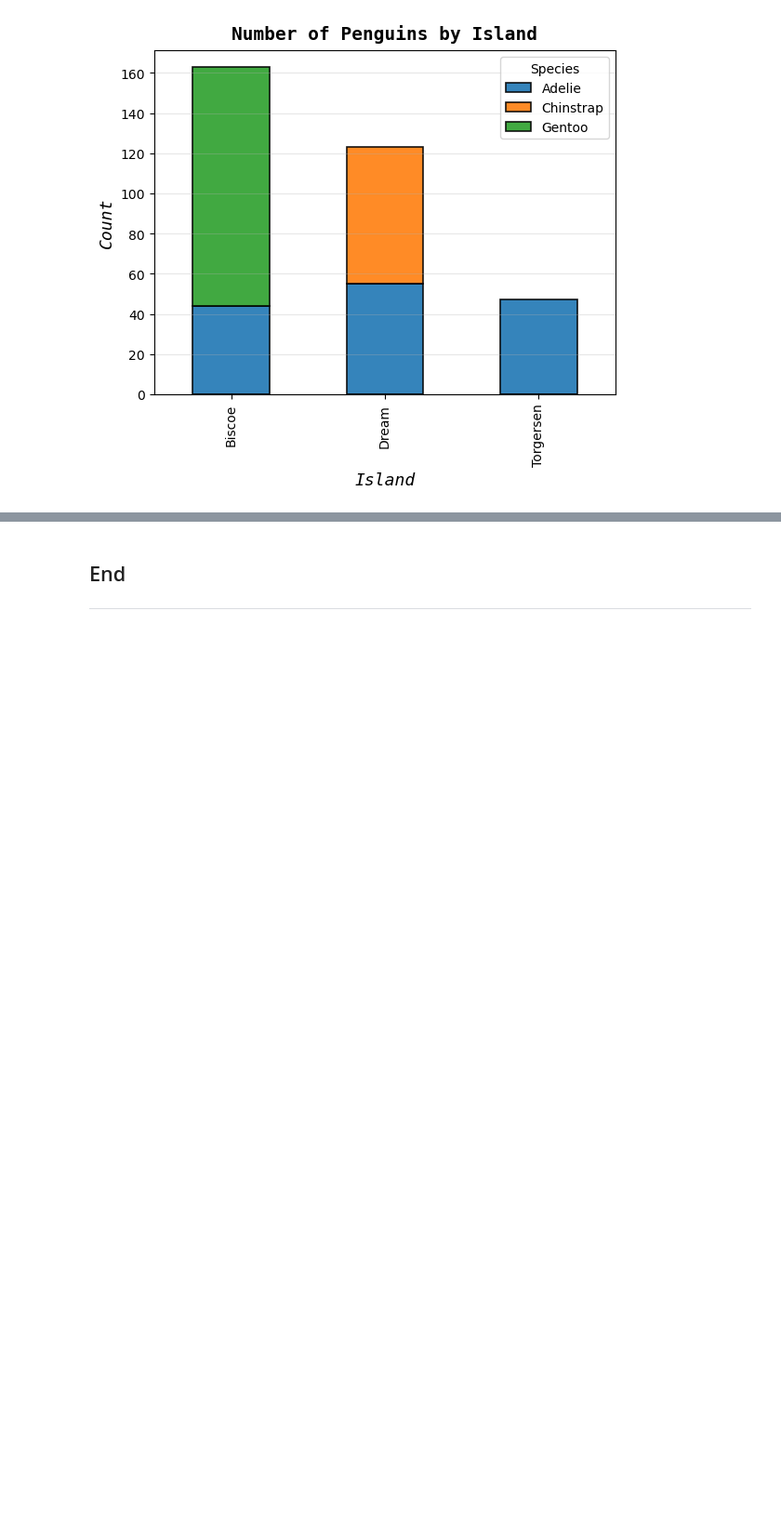
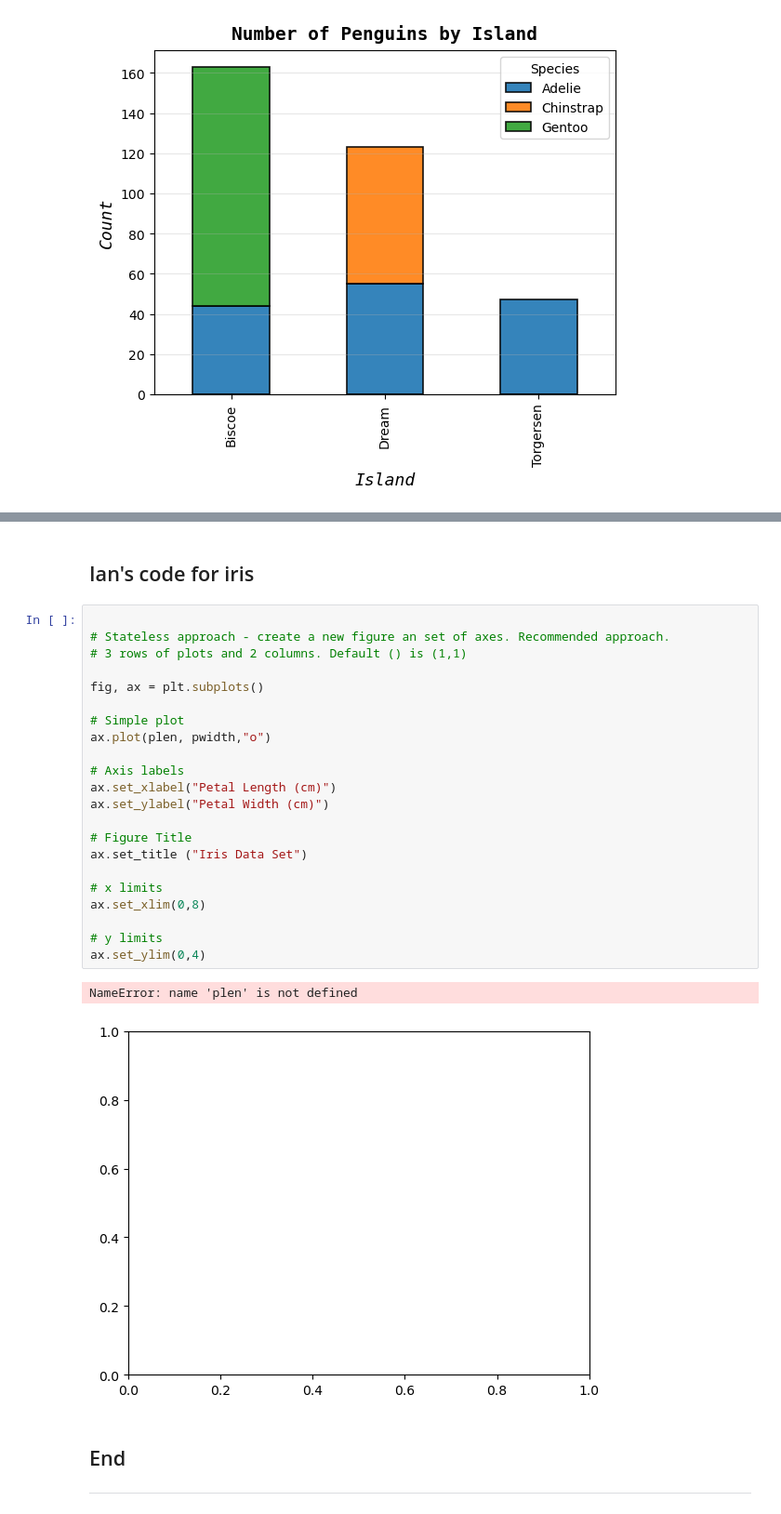
Before and after one commit to SBCURLEY/myproject, a Jupyter notebook: penguins.ipynb, the cells around one changed output, grey strips where cells are left out. Shown at 93% size. Saved outputs shown, nothing was run; the diff lists cells and outputs as text; blank space fills up the shorter version.

```diff
--- a/penguins.ipynb
+++ b/penguins.ipynb
@@ -438,3 +496,30 @@ Pythonspot            https://pythonspot.com/matplotlib-legend/
+# %% [markdown]
+## Ian's code for iris
+# %%
+
+# Stateless approach - create a new figure an set of axes. Recommended approach.
+# 3 rows of plots and 2 columns. Default () is (1,1)
+
+fig, ax = plt.subplots()
+
+# Simple plot
+ax.plot(plen, pwidth,"o")
+
+# Axis labels
+ax.set_xlabel("Petal Length (cm)")
+ax.set_ylabel("Petal Width (cm)")
+
+# Figure Title
+ax.set_title ("Iris Data Set")
+
+# x limits
+ax.set_xlim(0,8)
+
+# y limits
+ax.set_ylim(0,4)
+# %% [output]
+NameError: name 'plen' is not defined
+[figure, added]
 # %% [markdown]
 ## End
 
```
Also changed, not shown: parts of 7 cells of this notebook.
